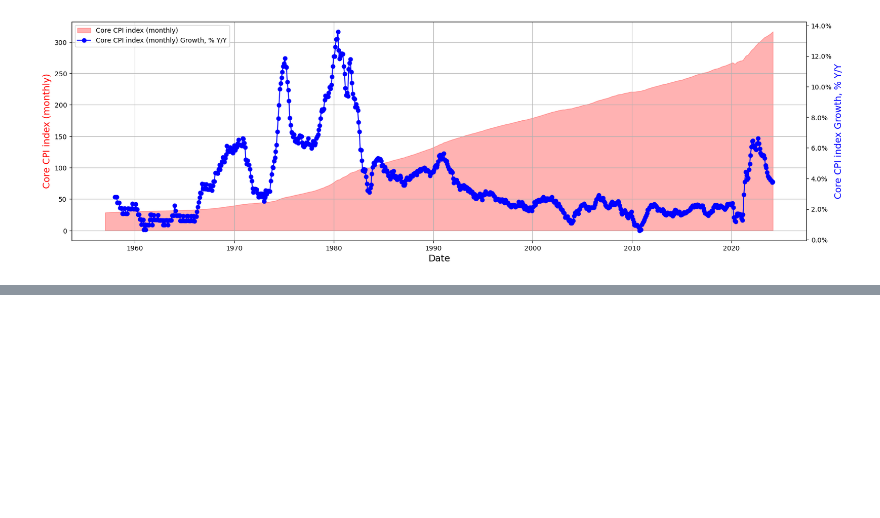
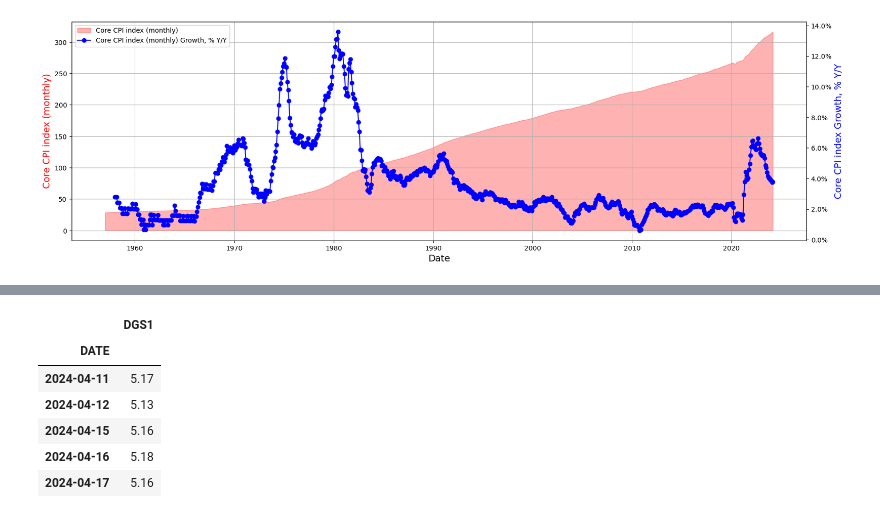
Before and after one commit to gurdeep101/dtc_stocks, a Jupyter notebook: 01_intro.ipynb, the cells around one changed output, grey strips where cells are left out. Cells and saved outputs as stored; diff of their text form; code cells hidden in the pictures; blank space fills up the shorter version.

```diff
--- a/01_intro.ipynb
+++ b/01_intro.ipynb
@@ -133,0 +169,14 @@ plt.show()
+# %%
+# https://fred.stlouisfed.org/series/DGS1
+# https://fred.stlouisfed.org/categories/115
+
+dgs1 = pdr.DataReader(name='DGS1', data_source='fred', start=start, end=end)
+dgs1.tail()
+# %% [output]
+|  | DGS1 |
+| DATE |  |
+| 2024-04-11 | 5.17 |
+| 2024-04-12 | 5.13 |
+| 2024-04-15 | 5.16 |
+| 2024-04-16 | 5.18 |
+| 2024-04-17 | 5.16 |
```
Also changed, not shown: parts of 7 cells of this notebook.
